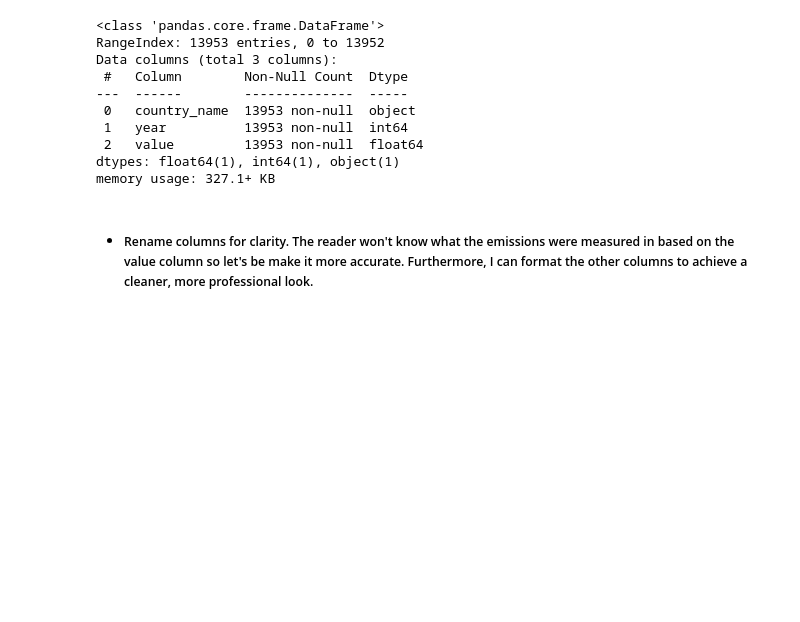
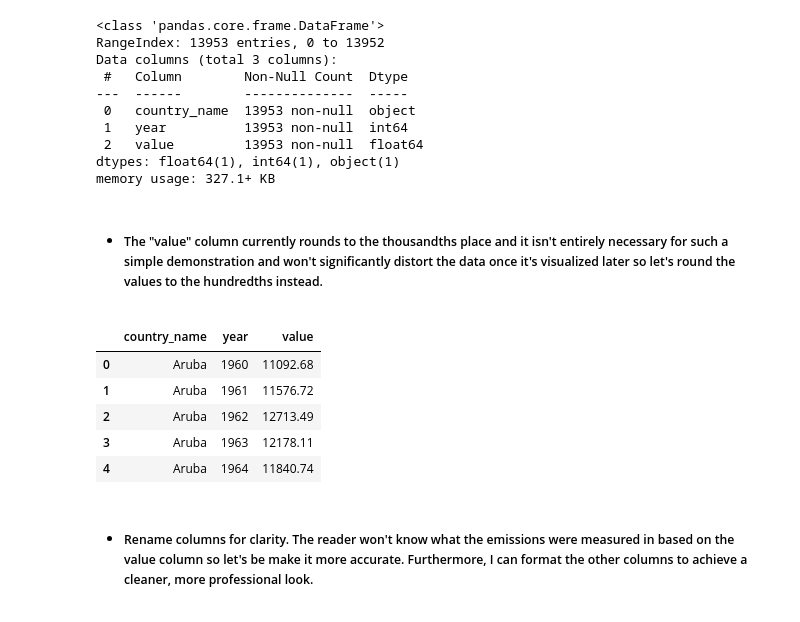
Before and after one commit to JeffreyFennell/Carbon-Emissions, a Jupyter notebook: carbon_emissions_project/carbon_emissions.ipynb, the cells around one changed output. Saved outputs shown, nothing was run; the diff lists cells and outputs as text; code cells hidden in the pictures; blank space fills up the shorter version.

```diff
--- a/carbon_emissions_project/carbon_emissions.ipynb
+++ b/carbon_emissions_project/carbon_emissions.ipynb
@@ -46,6 +55,18 @@ Data columns (total 3 columns):
  2   value         13953 non-null  float64
 dtypes: float64(1), int64(1), object(1)
 memory usage: 327.1+ KB
+# %% [markdown]
+- ##### The "value" column currently rounds to the thousandths place and it isn't entirely necessary for such a simple demonstration and won't significantly distort the data once it's visualized later so let's round the values to the hundredths instead.
+# %%
+df['value'] = df['value'].round(decimals=2)
+df.head()
+# %% [output]
+|  | country_name | year | value |
+| 0 | Aruba | 1960 | 11092.68 |
+| 1 | Aruba | 1961 | 11576.72 |
+| 2 | Aruba | 1962 | 12713.49 |
+| 3 | Aruba | 1963 | 12178.11 |
+| 4 | Aruba | 1964 | 11840.74 |
 # %% [markdown]
 - ##### Rename columns for clarity. The reader won't know what the emissions were measured in based on the value column so let's be make it more accurate. Furthermore, I can format the other columns to achieve a cleaner, more professional look.
 # %%
```
Also changed, not shown: parts of 11 cells of this notebook.
